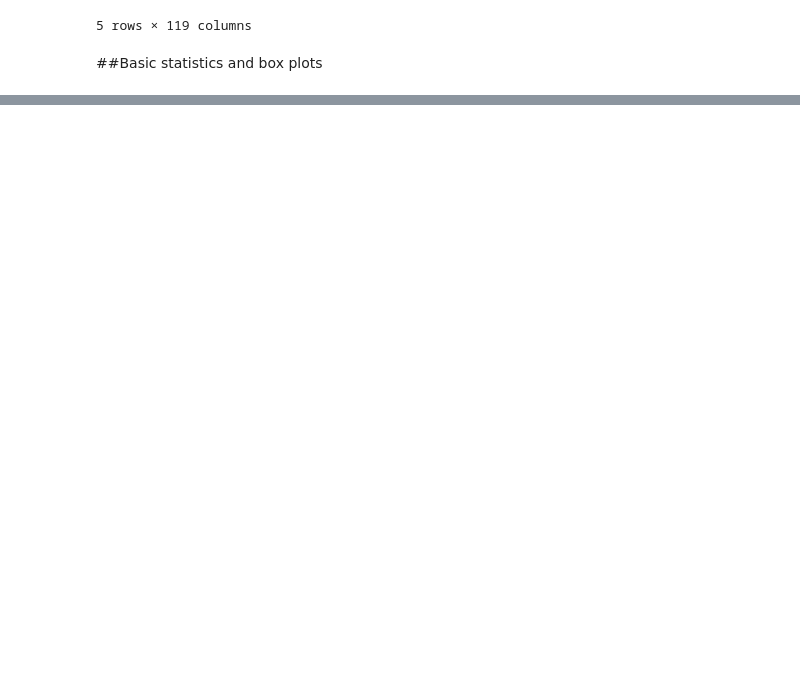
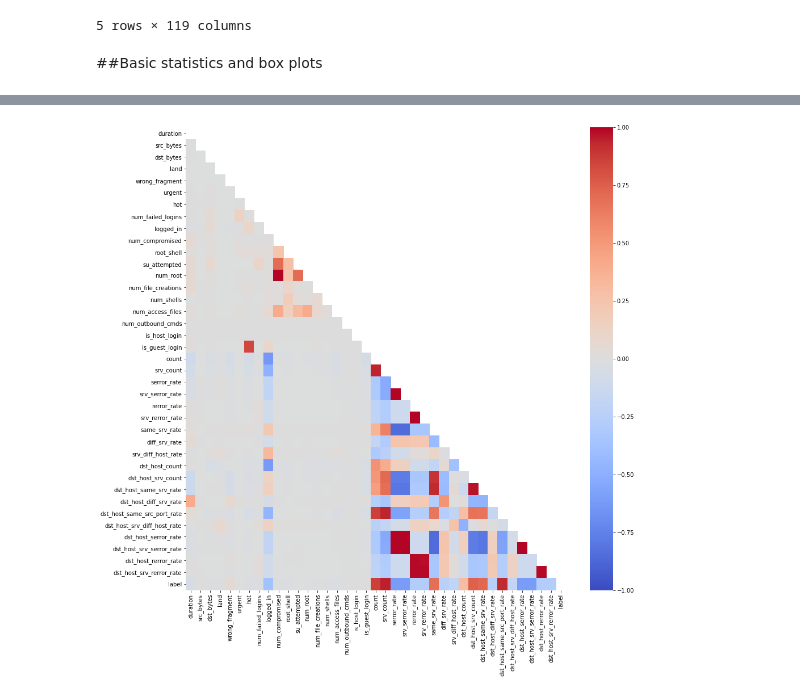
Before and after one commit to mohamed-chamrouk/projet_AIR, a Jupyter notebook: projet_AIR.ipynb, the cells around one changed output, grey strips where cells are left out. Saved outputs shown, nothing was run; the diff lists cells and outputs as text; code cells hidden in the pictures; blank space fills up the shorter version.

```diff
--- a/projet_AIR.ipynb
+++ b/projet_AIR.ipynb
@@ -170,0 +241,9 @@ df.describe()
+# %%
+mymap = {'back.':1, 'buffer_overflow.':2, 'ftp_write.':3, 'guess_passwd.':4,
+       'imap.':5, 'ipsweep.':6, 'land.':7, 'loadmodule.':8, 'multihop.':9,
+       'neptune.':10, 'nmap.':11, 'normal.':12, 'perl.':13, 'phf.':14, 'pod.':15,
+       'portsweep.':16, 'rootkit.':17, 'satan.':18, 'smurf.':19, 'spy.':20, 'teardrop.':21,
+       'warezclient.':22, 'warezmaster.':23}
+
+df.label = [mymap[item] for item in df.label]
+df
@@ -170,0 +264,5 @@ df.describe()
+# %%
+visualization.plot_corr(df, width=15, height=15,
+                        print_value=False)
+# %% [output]
+[figure, added]
```
Also changed, not shown: parts of 11 cells of this notebook.
